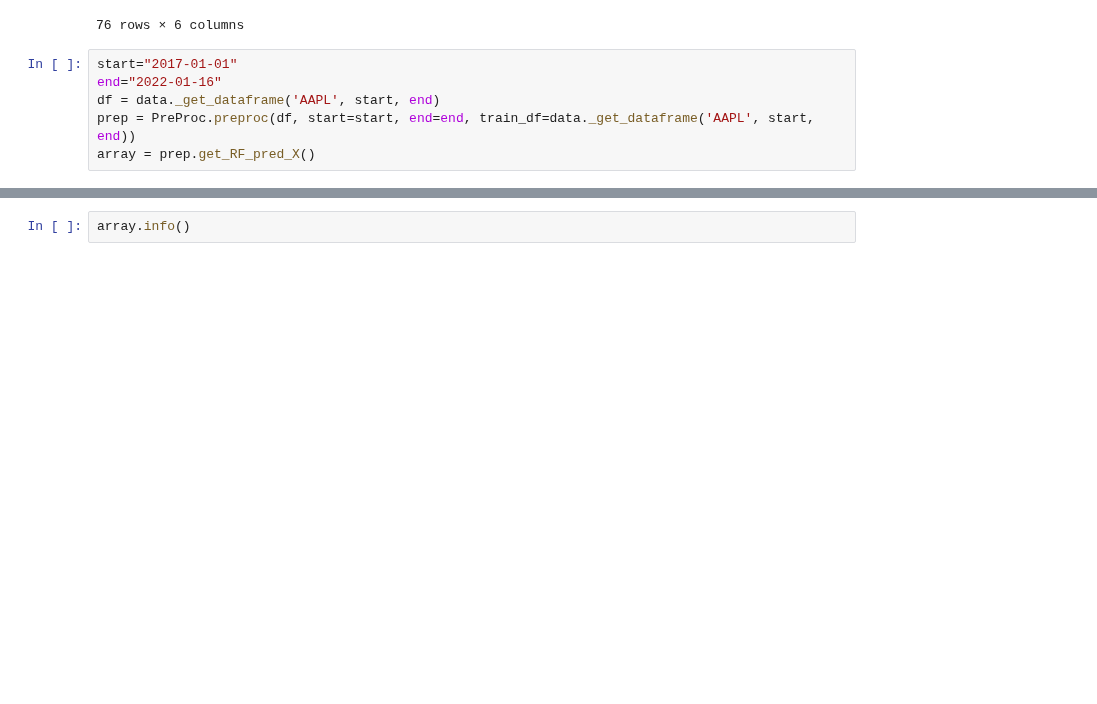
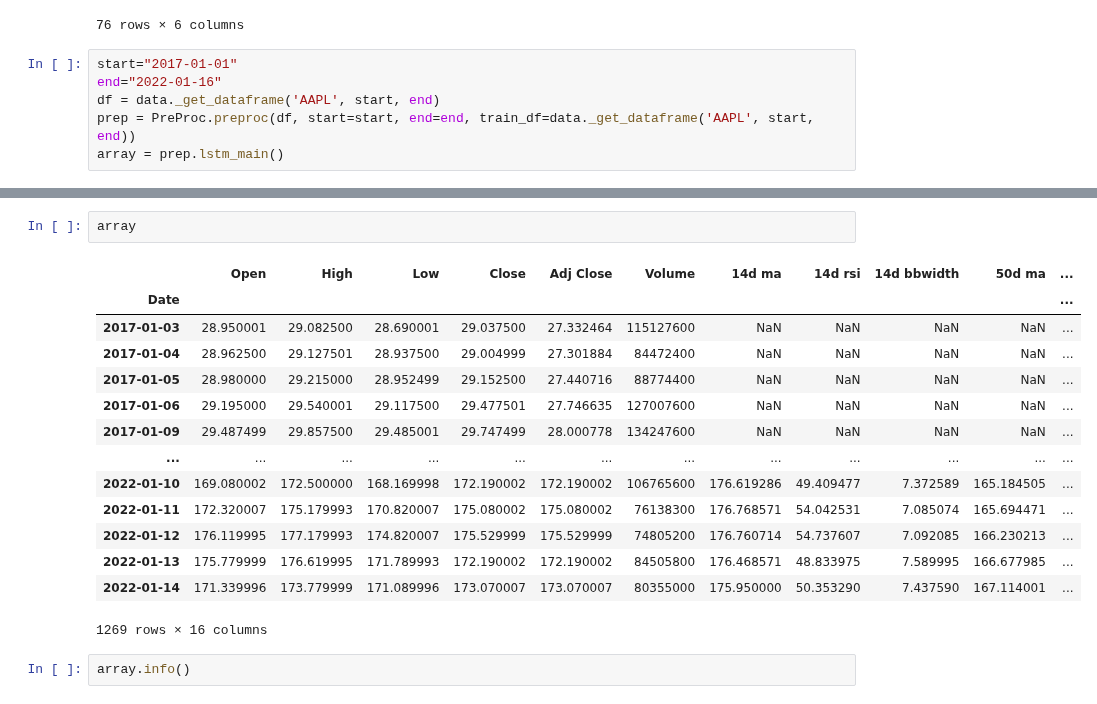
Before and after one commit to ivanlimsy/iOracle, a Jupyter notebook: notebooks/iOracle Ivan Test.ipynb, the cells around one changed output, grey strips where cells are left out. Drawn from its saved outputs; the diff is of its cells as text; blank space fills up the shorter version.

Commit message:
edited preproc file to reorder features for lstm preproc

```diff
--- a/notebooks/iOracle Ivan Test.ipynb
+++ b/notebooks/iOracle Ivan Test.ipynb
@@ -31,7 +31,7 @@ start="2017-01-01"
 end="2022-01-16"
 df = data._get_dataframe('AAPL', start, end)
 prep = PreProc.preproc(df, start=start, end=end, train_df=data._get_dataframe('AAPL', start, end))
-array = prep.get_RF_pred_X()
+array = prep.lstm_main()
 # %% [output]
 [*********************100%***********************]  1 of 1 completed
 [*********************100%***********************]  1 of 1 completed
@@ -40,3 +66,20 @@ array = prep.get_RF_pred_X()
+# %%
+array
+# %% [output]
+|  | Open | High | Low | Close | Adj Close | Volume | 14d ma | 14d rsi | 14d bbwidth | 50d ma | ... |
+| Date |  |  |  |  |  |  |  |  |  |  | ... |
+| 2017-01-03 | 28.950001 | 29.082500 | 28.690001 | 29.037500 | 27.332464 | 115127600 | NaN | NaN | NaN | NaN | ... |
+| 2017-01-04 | 28.962500 | 29.127501 | 28.937500 | 29.004999 | 27.301884 | 84472400 | NaN | NaN | NaN | NaN | ... |
+| 2017-01-05 | 28.980000 | 29.215000 | 28.952499 | 29.152500 | 27.440716 | 88774400 | NaN | NaN | NaN | NaN | ... |
+| 2017-01-06 | 29.195000 | 29.540001 | 29.117500 | 29.477501 | 27.746635 | 127007600 | NaN | NaN | NaN | NaN | ... |
+| 2017-01-09 | 29.487499 | 29.857500 | 29.485001 | 29.747499 | 28.000778 | 134247600 | NaN | NaN | NaN | NaN | ... |
+| ... | ... | ... | ... | ... | ... | ... | ... | ... | ... | ... | ... |
+| 2022-01-10 | 169.080002 | 172.500000 | 168.169998 | 172.190002 | 172.190002 | 106765600 | 176.619286 | 49.409477 | 7.372589 | 165.184505 | ... |
+| 2022-01-11 | 172.320007 | 175.179993 | 170.820007 | 175.080002 | 175.080002 | 76138300 | 176.768571 | 54.042531 | 7.085074 | 165.694471 | ... |
+| 2022-01-12 | 176.119995 | 177.179993 | 174.820007 | 175.529999 | 175.529999 | 74805200 | 176.760714 | 54.737607 | 7.092085 | 166.230213 | ... |
+| 2022-01-13 | 175.779999 | 176.619995 | 171.789993 | 172.190002 | 172.190002 | 84505800 | 176.468571 | 48.833975 | 7.589995 | 166.677985 | ... |
+| 2022-01-14 | 171.339996 | 173.779999 | 171.089996 | 173.070007 | 173.070007 | 80355000 | 175.950000 | 50.353290 | 7.437590 | 167.114001 | ... |
+1269 rows × 16 columns
 # %%
 array.info()
 # %% [output]
```
Also changed, not shown: parts of 3 cells of this notebook, 2 other files.
